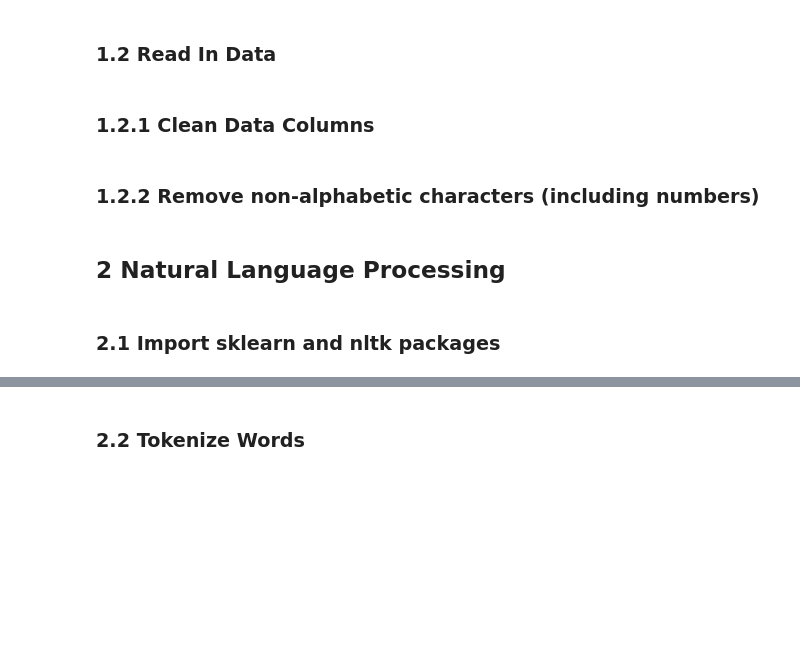
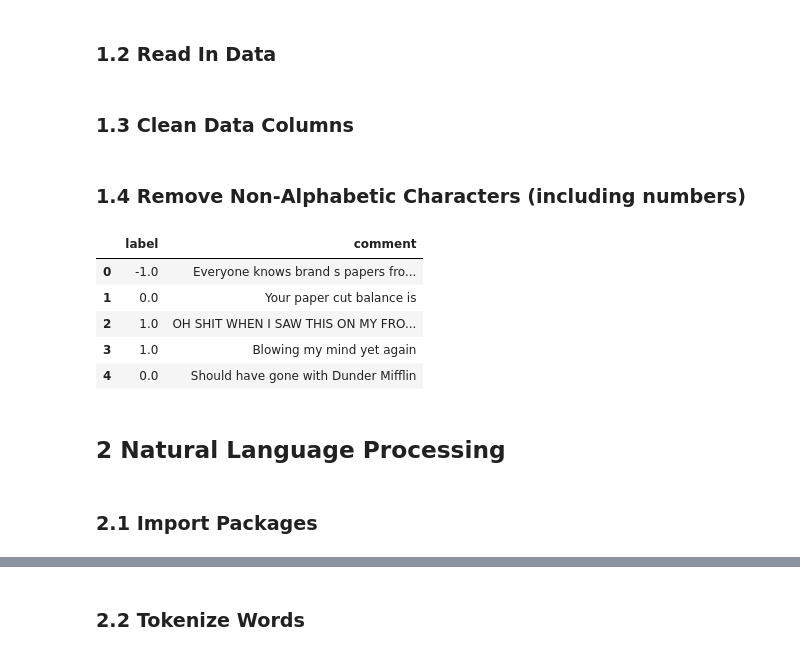
Before and after one commit to adonovan7/YoutubeAnalysis, a Jupyter notebook: YouTubeProject.ipynb, the cells around one changed output, grey strips where cells are left out. Saved outputs shown, nothing was run; the diff lists cells and outputs as text; code cells hidden in the pictures; blank space fills up the shorter version.

Commit message:
cleaned up notebook

```diff
--- a/YouTubeProject.ipynb
+++ b/YouTubeProject.ipynb
@@ -19,7 +21,7 @@ import re
 os.chdir('/Users/andiedonovan/myProjects/Youtube_Python_Project/AndiesBranch/data/') # change directory
 df = pd.read_csv('OKGOcomments.csv', delimiter=";", skiprows=2, encoding='latin-1', engine='python') # read in the data
 # %% [markdown]
-### 1.2.1 Clean Data Columns
+### 1.3 Clean Data Columns
 # %%
 df.columns = [
   'label',
@@ -27,15 +29,24 @@ df.columns = [
 ]
 df = df.drop(['a', 'b'], axis = 1).dropna() # drop columns 3 and 4 and missing values
 # %% [markdown]
-### 1.2.2 Remove non-alphabetic characters (including numbers)
+### 1.4 Remove Non-Alphabetic Characters (including numbers)
 # %%
 for row in range(len(df)):
     line = df.iloc[row,1]
     df.iloc[row,1] = re.sub("[^a-zA-Z]", " ", line)
+# %%
+df.head(5)
+# %% [output]
+|  | label | comment |
+| 0 | -1.0 | Everyone knows brand s papers fro... |
+| 1 | 0.0 | Your paper cut balance is |
+| 2 | 1.0 | OH SHIT WHEN I SAW THIS ON MY FRO... |
+| 3 | 1.0 | Blowing my mind yet again |
+| 4 | 0.0 | Should have gone with Dunder Mifflin |
 # %% [markdown]
 ## 2 Natural Language Processing
 # %% [markdown]
-### 2.1 Import sklearn and nltk packages
+### 2.1 Import Packages
 # %%
 import nltk
 from nltk.tokenize import sent_tokenize, word_tokenize
```
Also changed, not shown: parts of 22 cells of this notebook, 1 other file.
